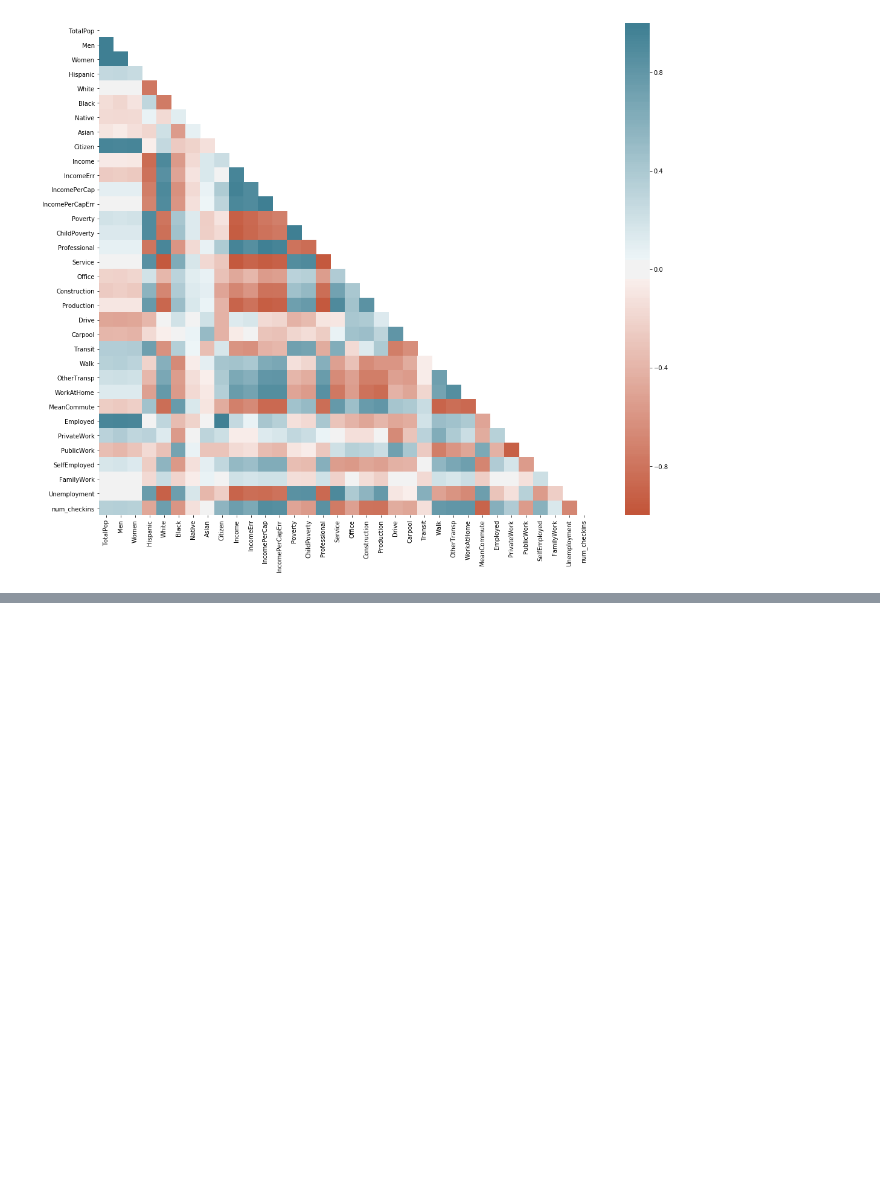
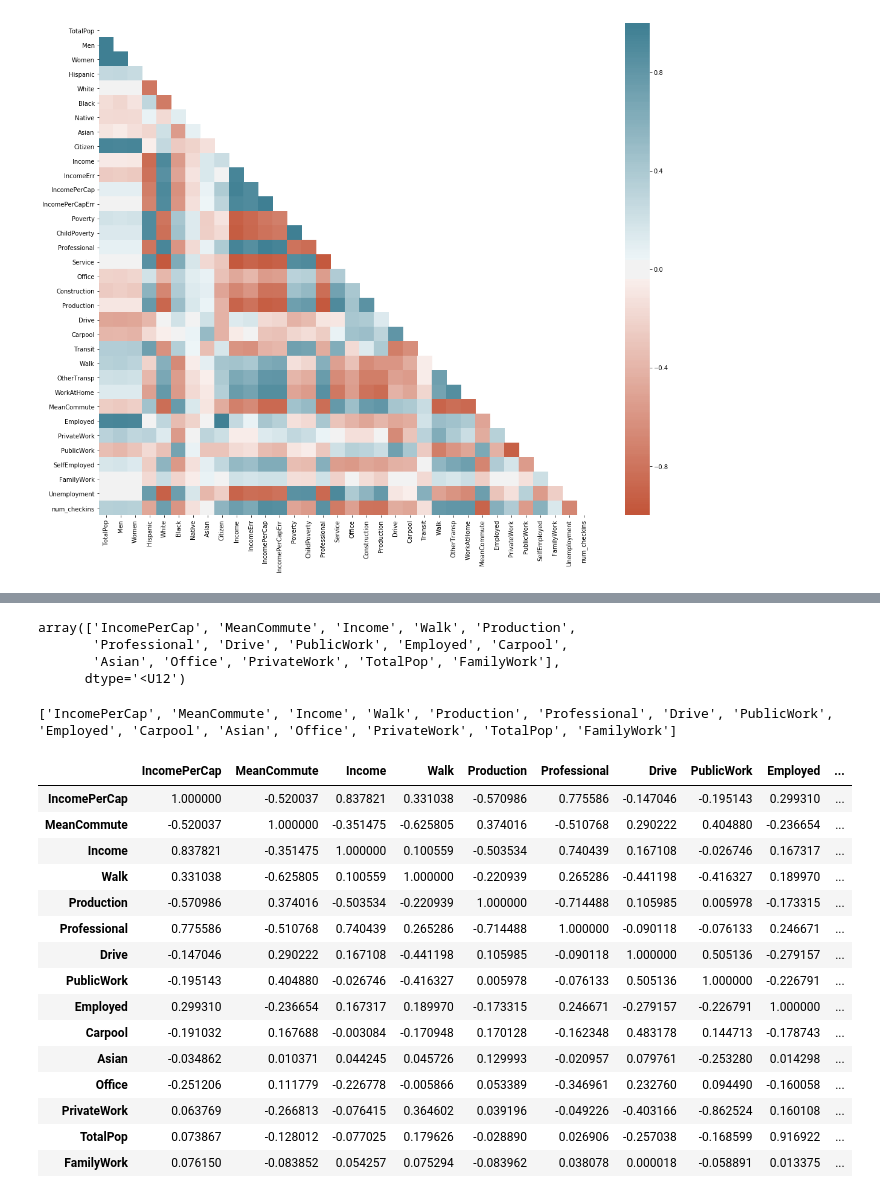
Before and after one commit to vishal11582285/Kaggle, a Jupyter notebook: NYC Prediction/Rang_NYC_Prediction.ipynb, the cells around one changed output, grey strips where cells are left out. Drawn from its saved outputs; the diff is of its cells as text; code cells hidden in the pictures; blank space fills up the shorter version.

```diff
--- a/NYC Prediction/Rang_NYC_Prediction.ipynb
+++ b/NYC Prediction/Rang_NYC_Prediction.ipynb
@@ -494,3 +480,31 @@ MLA = [
 
     #
     ]
+# %%
+np.array(top_importance[0:15])
+# %% [output]
+array(['IncomePerCap', 'MeanCommute', 'Income', 'Walk', 'Production',
+       'Professional', 'Drive', 'PublicWork', 'Employed', 'Carpool',
+       'Asian', 'Office', 'PrivateWork', 'TotalPop', 'FamilyWork'],
+      dtype='<U12')
+# %%
+print(top_importance[0:15])
+nyc_census_X[top_importance[0:15]].corr()
+# %% [output]
+['IncomePerCap', 'MeanCommute', 'Income', 'Walk', 'Production', 'Professional', 'Drive', 'PublicWork', 'Employed', 'Carpool', 'Asian', 'Office', 'PrivateWork', 'TotalPop', 'FamilyWork']
+|  | IncomePerCap | MeanCommute | Income | Walk | Production | Professional | Drive | PublicWork | Employed | ... |
+| IncomePerCap | 1.000000 | -0.520037 | 0.837821 | 0.331038 | -0.570986 | 0.775586 | -0.147046 | -0.195143 | 0.299310 | ... |
+| MeanCommute | -0.520037 | 1.000000 | -0.351475 | -0.625805 | 0.374016 | -0.510768 | 0.290222 | 0.404880 | -0.236654 | ... |
+| Income | 0.837821 | -0.351475 | 1.000000 | 0.100559 | -0.503534 | 0.740439 | 0.167108 | -0.026746 | 0.167317 | ... |
+| Walk | 0.331038 | -0.625805 | 0.100559 | 1.000000 | -0.220939 | 0.265286 | -0.441198 | -0.416327 | 0.189970 | ... |
+| Production | -0.570986 | 0.374016 | -0.503534 | -0.220939 | 1.000000 | -0.714488 | 0.105985 | 0.005978 | -0.173315 | ... |
+| Professional | 0.775586 | -0.510768 | 0.740439 | 0.265286 | -0.714488 | 1.000000 | -0.090118 | -0.076133 | 0.246671 | ... |
+| Drive | -0.147046 | 0.290222 | 0.167108 | -0.441198 | 0.105985 | -0.090118 | 1.000000 | 0.505136 | -0.279157 | ... |
+| PublicWork | -0.195143 | 0.404880 | -0.026746 | -0.416327 | 0.005978 | -0.076133 | 0.505136 | 1.000000 | -0.226791 | ... |
+| Employed | 0.299310 | -0.236654 | 0.167317 | 0.189970 | -0.173315 | 0.246671 | -0.279157 | -0.226791 | 1.000000 | ... |
+| Carpool | -0.191032 | 0.167688 | -0.003084 | -0.170948 | 0.170128 | -0.162348 | 0.483178 | 0.144713 | -0.178743 | ... |
+| Asian | -0.034862 | 0.010371 | 0.044245 | 0.045726 | 0.129993 | -0.020957 | 0.079761 | -0.253280 | 0.014298 | ... |
+| Office | -0.251206 | 0.111779 | -0.226778 | -0.005866 | 0.053389 | -0.346961 | 0.232760 | 0.094490 | -0.160058 | ... |
+| PrivateWork | 0.063769 | -0.266813 | -0.076415 | 0.364602 | 0.039196 | -0.049226 | -0.403166 | -0.862524 | 0.160108 | ... |
+| TotalPop | 0.073867 | -0.128012 | -0.077025 | 0.179626 | -0.028890 | 0.026906 | -0.257038 | -0.168599 | 0.916922 | ... |
+| FamilyWork | 0.076150 | -0.083852 | 0.054257 | 0.075294 | -0.083962 | 0.038078 | 0.000018 | -0.058891 | 0.013375 | ... |
```
Also changed, not shown: parts of 39 cells of this notebook, 1 other file.
